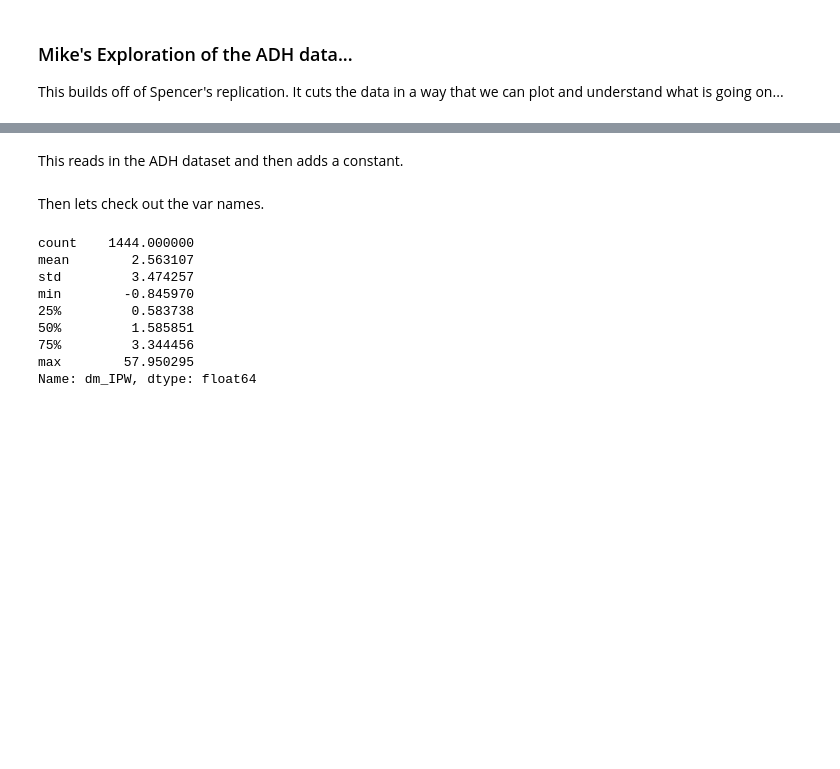
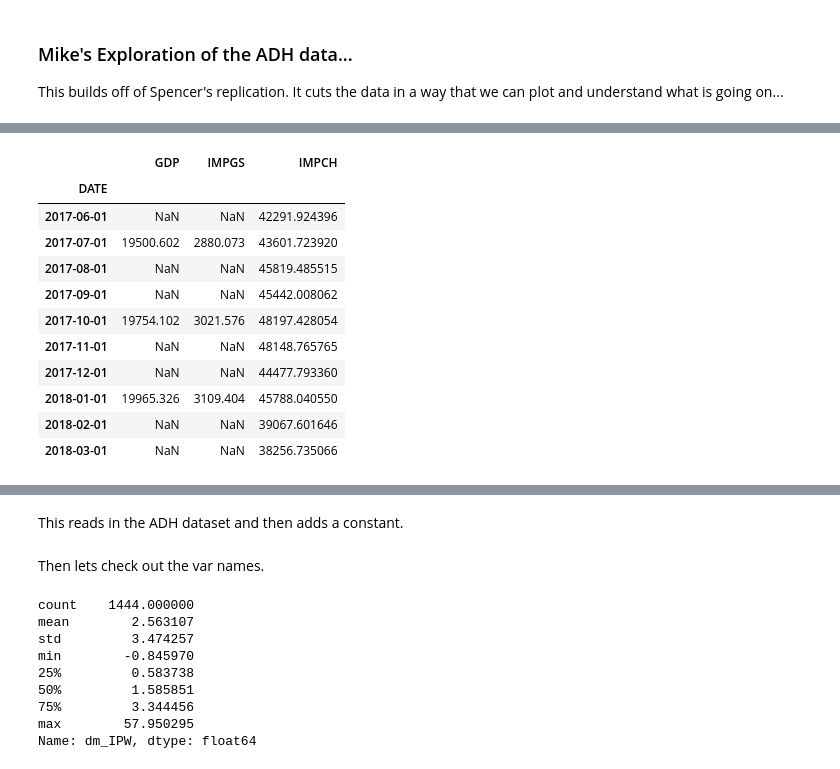
Before and after one commit to mwaugh0328/ADH_replication, a Jupyter notebook: adh_data.ipynb, the cells around one changed output, grey strips where cells are left out. Saved outputs shown, nothing was run; the diff lists cells and outputs as text; code cells hidden in the pictures; blank space fills up the shorter version.

```diff
--- a/adh_data.ipynb
+++ b/adh_data.ipynb
@@ -12,0 +55,15 @@ fig_path = "C:\\Users\\mwaugh.NYC-STERN\\Documents\\GitHub\\tradeexposure\\figur
+# %%
+fred.tail(10)
+# %% [output]
+|  | GDP | IMPGS | IMPCH |
+| DATE |  |  |  |
+| 2017-06-01 | NaN | NaN | 42291.924396 |
+| 2017-07-01 | 19500.602 | 2880.073 | 43601.723920 |
+| 2017-08-01 | NaN | NaN | 45819.485515 |
+| 2017-09-01 | NaN | NaN | 45442.008062 |
+| 2017-10-01 | 19754.102 | 3021.576 | 48197.428054 |
+| 2017-11-01 | NaN | NaN | 48148.765765 |
+| 2017-12-01 | NaN | NaN | 44477.793360 |
+| 2018-01-01 | 19965.326 | 3109.404 | 45788.040550 |
+| 2018-02-01 | NaN | NaN | 39067.601646 |
+| 2018-03-01 | NaN | NaN | 38256.735066 |
```
Also changed, not shown: parts of 9 cells of this notebook.
